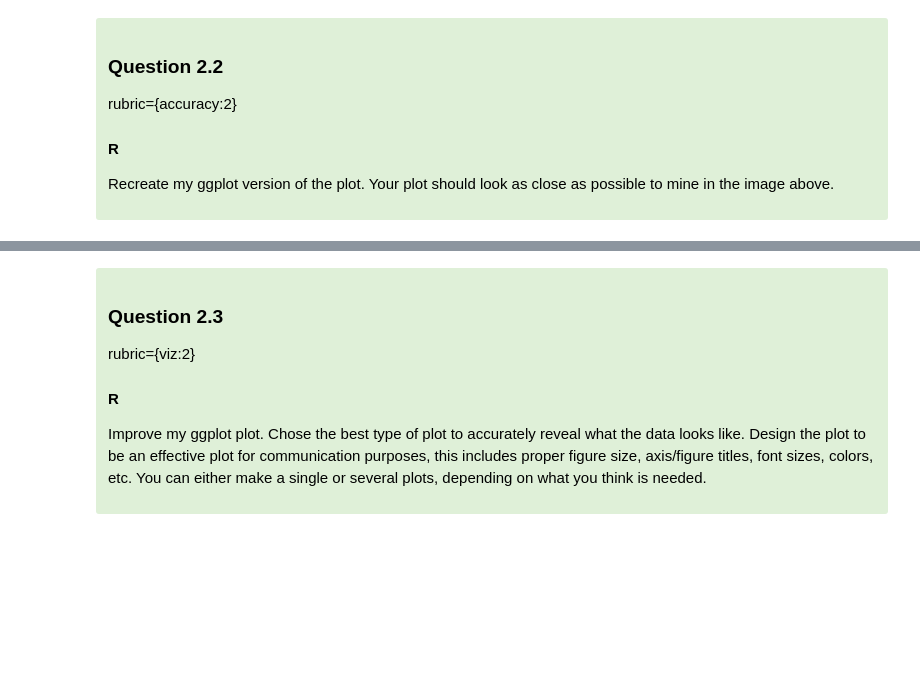
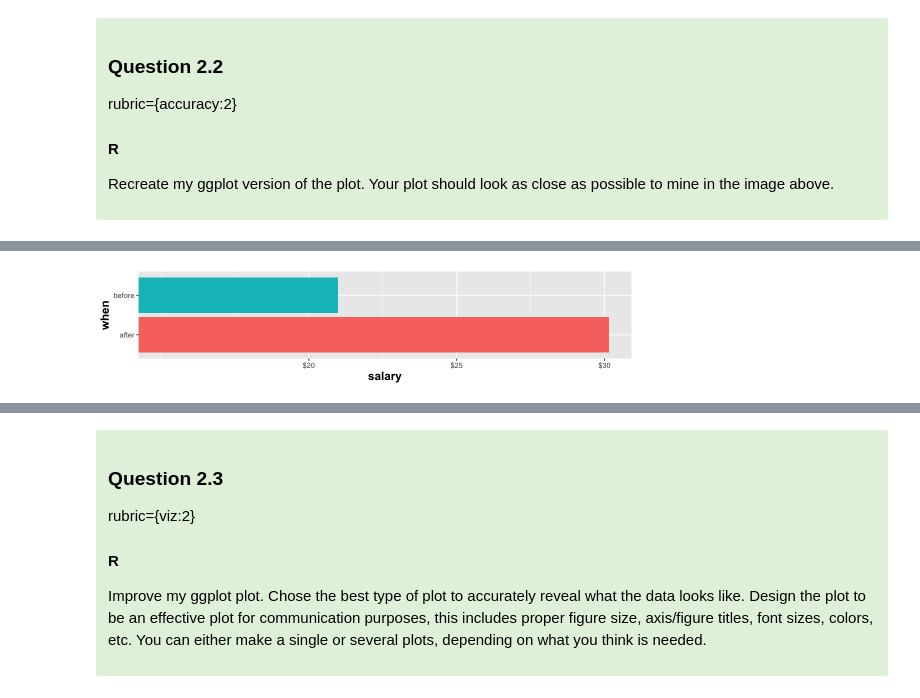
Before and after one commit to JordanKaseram/MDS-Data-550-Labs, a Jupyter notebook: lab3/lab3-R.ipynb, the cells around one changed output, grey strips where cells are left out. Cells and saved outputs as stored; diff of their text form; code cells hidden in the pictures; blank space fills up the shorter version.

```diff
--- a/lab3/lab3-R.ipynb
+++ b/lab3/lab3-R.ipynb
@@ -243,0 +279,18 @@ rubric={accuracy:2}
+# %%
+# YOUR ANSWER HERE
+median_wages <- wages_df %>%
+    group_by(when) %>%
+    summarize(salary = median(salary))
+
+ggplot(median_wages, aes(x = salary, y = when, fill = when)) +
+    geom_col(width = 0.9) +
+       scale_x_continuous(
+      breaks = c(20,25,30),
+      labels = dollar) +
+      coord_cartesian(xlim = c(15, NA)) +
+      theme(
+         axis.title = element_text(face = "bold", size = 14),
+         legend.position = "none"
+         )
+# %% [output]
+[figure, added]
```
Also changed, not shown: parts of 11 cells of this notebook.
